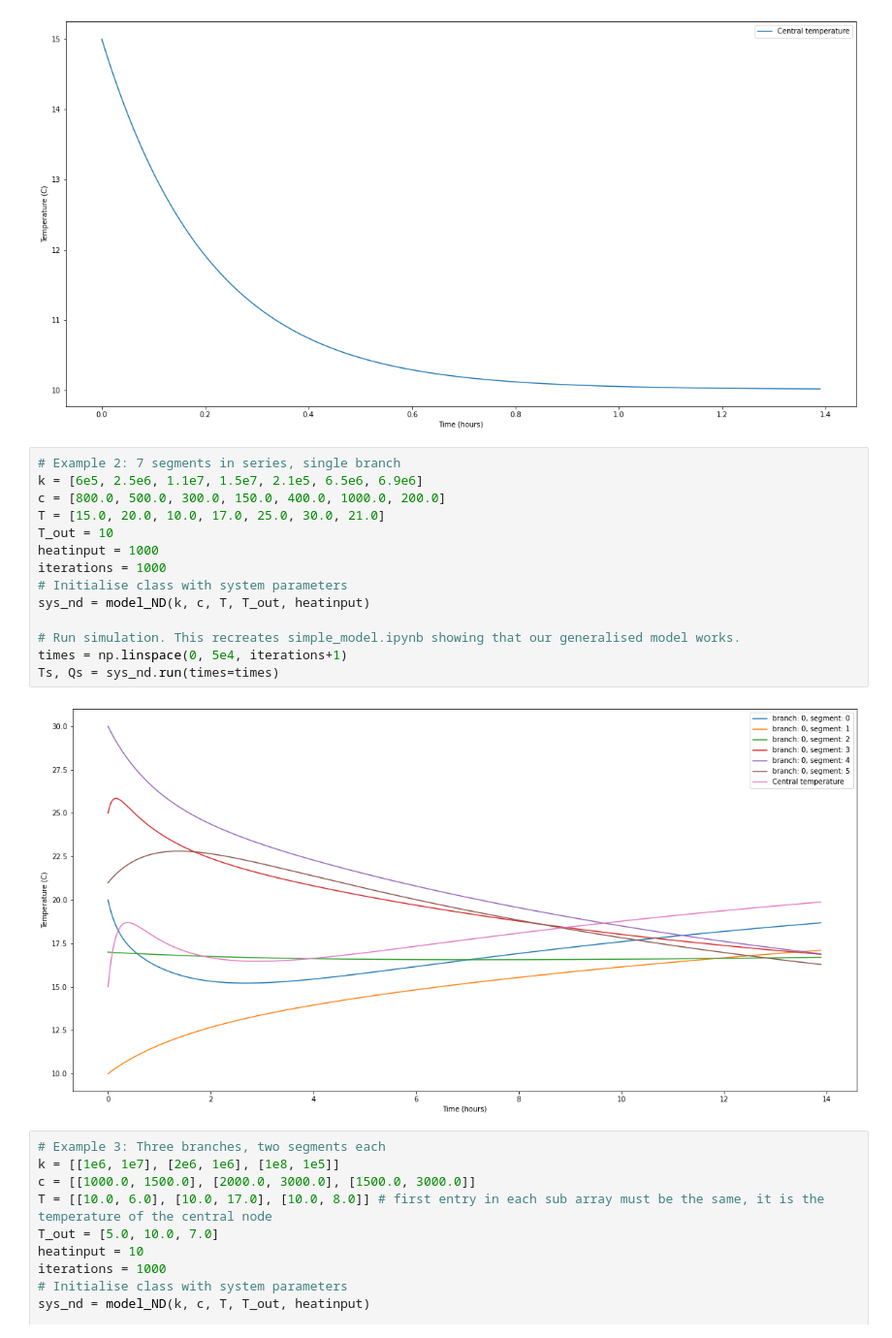
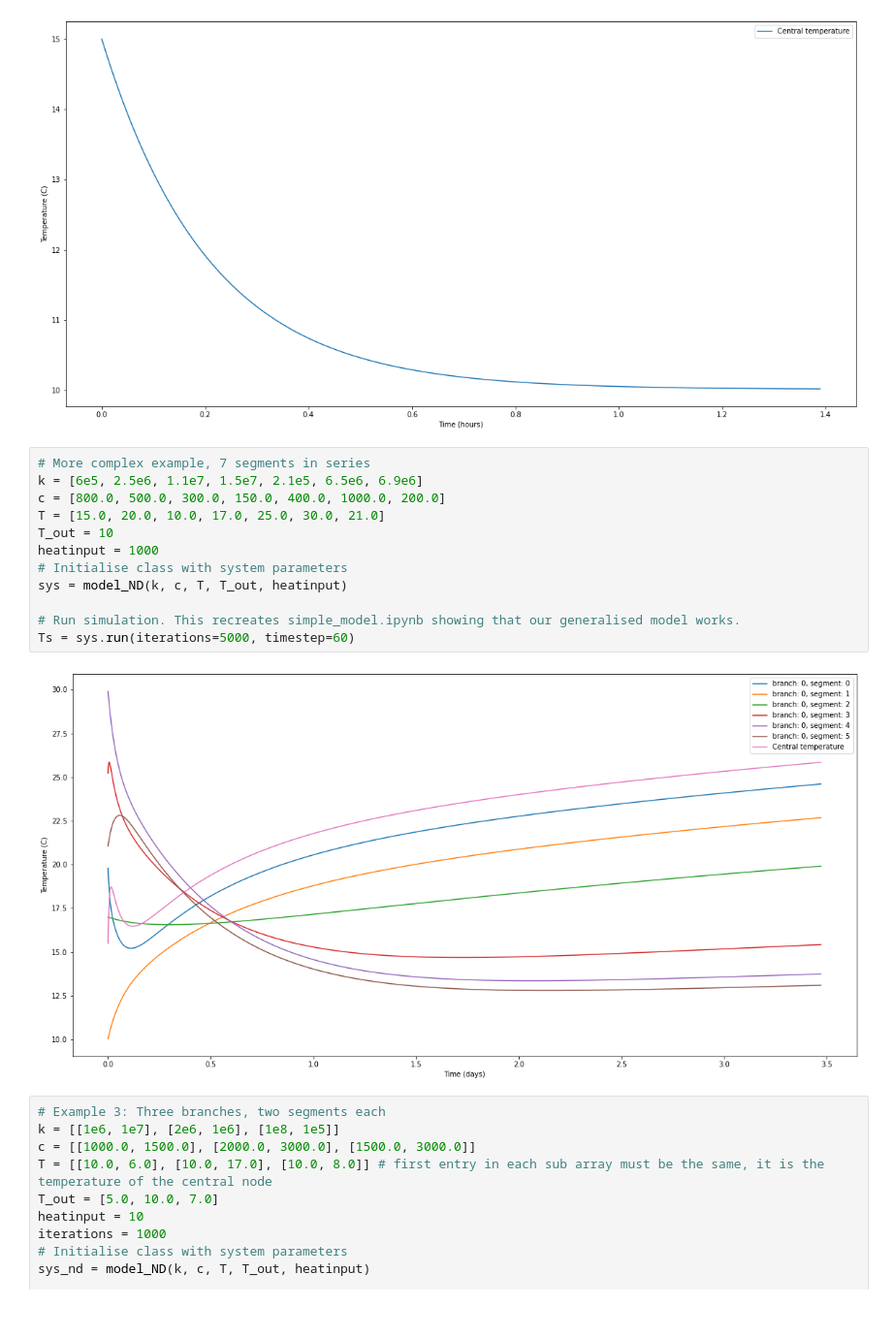
Before and after one commit to harry-rendell/building_simulation, a Jupyter notebook: general_NDmodel.ipynb, the cells around one changed output. Shown at 97% size. Cells and saved outputs as stored; diff of their text form.

Commit message:
Estimating parameters for 2 segments

```diff
--- a/general_NDmodel.ipynb
+++ b/general_NDmodel.ipynb
@@ -24,21 +24,19 @@ Ts, Qs = sys_nd.run(times=times)
 # %% [output]
 [figure]
 # %%
-# Example 2: 7 segments in series, single branch
+# More complex example, 7 segments in series
 k = [6e5, 2.5e6, 1.1e7, 1.5e7, 2.1e5, 6.5e6, 6.9e6]
 c = [800.0, 500.0, 300.0, 150.0, 400.0, 1000.0, 200.0]
 T = [15.0, 20.0, 10.0, 17.0, 25.0, 30.0, 21.0]
 T_out = 10
 heatinput = 1000
-iterations = 1000
 # Initialise class with system parameters
-sys_nd = model_ND(k, c, T, T_out, heatinput)
+sys = model_ND(k, c, T, T_out, heatinput)
 
 # Run simulation. This recreates simple_model.ipynb showing that our generalised model works.
-times = np.linspace(0, 5e4, iterations+1)
-Ts, Qs = sys_nd.run(times=times)
+Ts = sys.run(iterations=5000, timestep=60)
 # %% [output]
-[figure, old version]
+[figure, new version]
 # %%
 # Example 3: Three branches, two segments each
 k = [[1e6, 1e7], [2e6, 1e6], [1e8, 1e5]]
```
Also changed, not shown: 2 other files.
